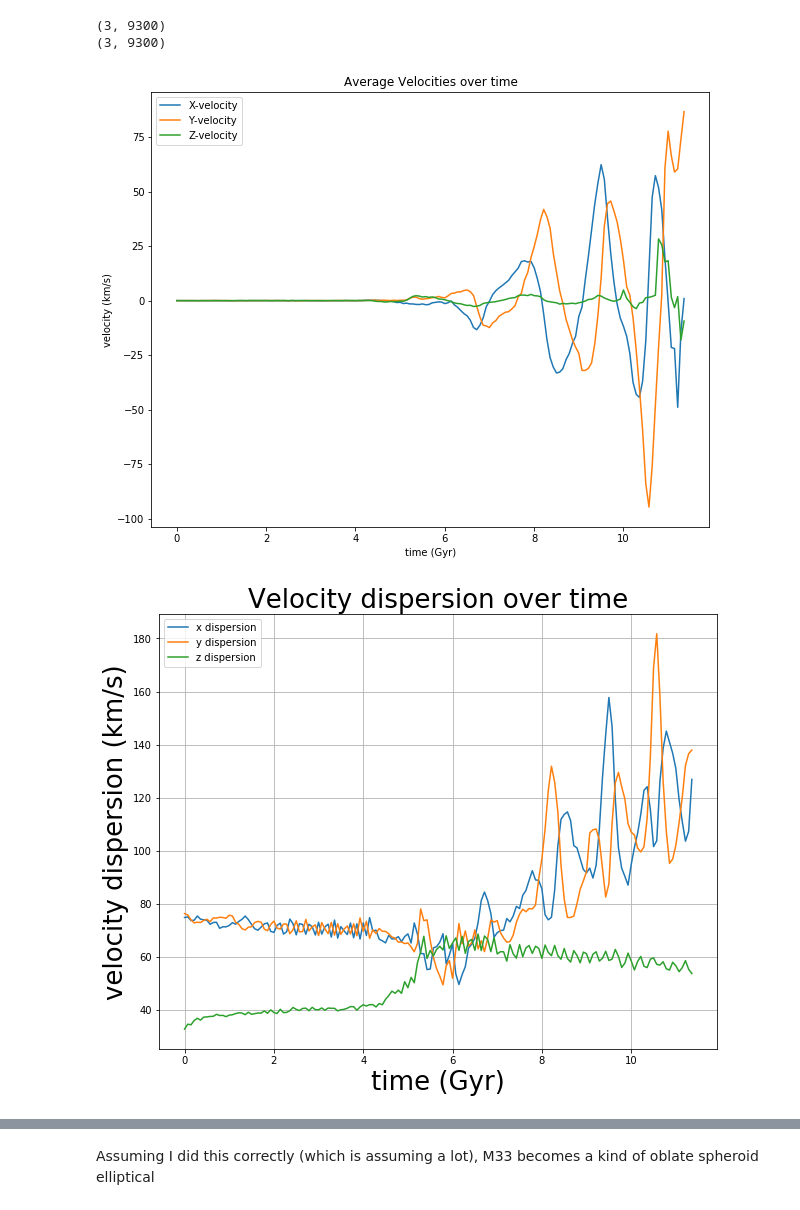
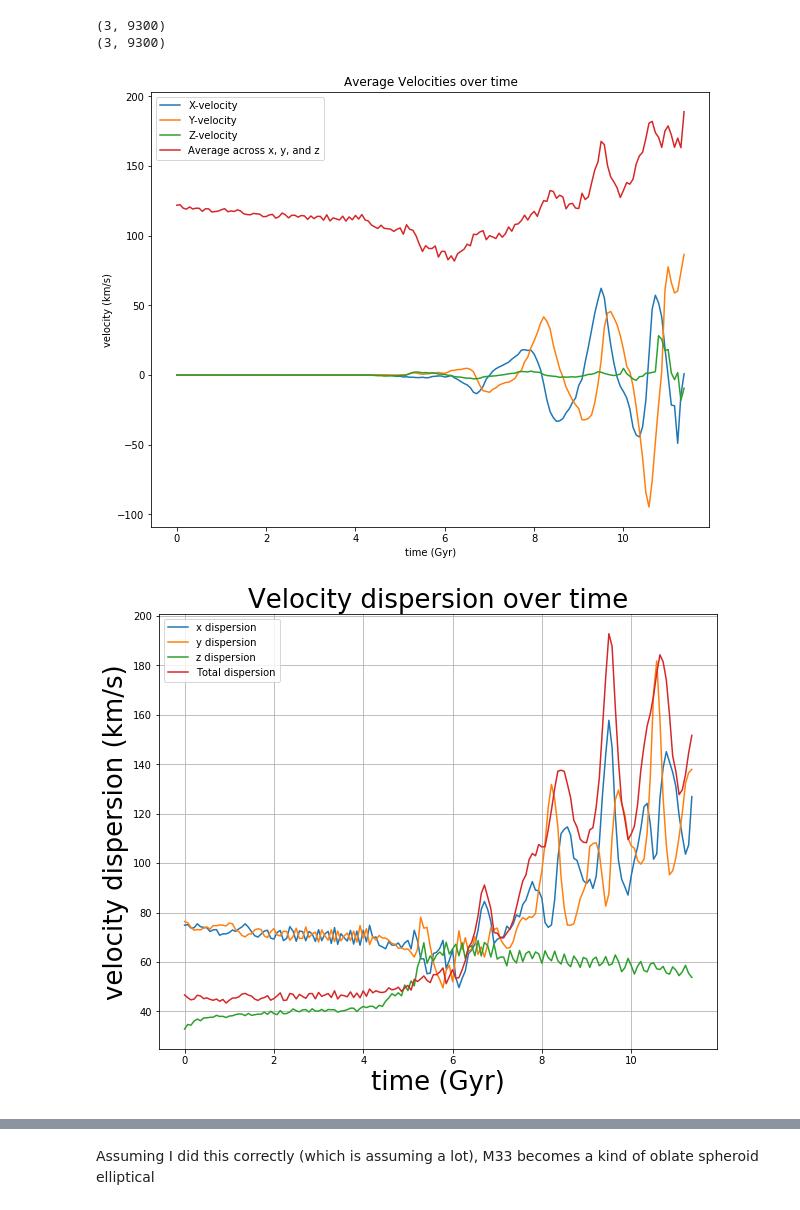
Before and after one commit to ewalla02/400b_walla, a Jupyter notebook: Homeworks/Research_Assignment/ResearchAssignment3/DimensionalVelocityDispersion.ipynb, the cells around one changed output, grey strips where cells are left out. Drawn from its saved outputs; the diff is of its cells as text; code cells hidden in the pictures.

```diff
--- a/Homeworks/Research_Assignment/ResearchAssignment3/DimensionalVelocityDispersion.ipynb
+++ b/Homeworks/Research_Assignment/ResearchAssignment3/DimensionalVelocityDispersion.ipynb
@@ -172,5 +174,27 @@ print(M33_rotV.T.shape)
 # %% [output]
 (3, 9300)
 (3, 9300)
+# %%
+
+# set up zeros arrays
+snap_ids = np.arange(0,800,5)
+
+# arrays for the distances and velocities relative to CoM
+M33_vD = np.zeros((len(snap_ids),3, 9300))
+M33_rD = np.zeros_like(M33_vD)
+
+# arrays for the 3-D Dispersion, Average, and Ratio
+M33_vDisp  = np.zeros((len(snap_ids),3))
+M33_vAvg   = np.zeros_like(M33_vDisp)
+M33_vRatio = np.zeros_like(M33_vDisp)
+
+# arrays for the total velocities
+M33_vtot        = np.zeros((len(snap_ids), 9300))
+M33_RotatedTotV = np.zeros_like(M33_vtot)
+
+# arrays for the total Average, Dispersion, and ratio
+M33_TotAvg    = np.zeros(len(snap_ids))
+M33_TotDisp   = np.zeros_like(M33_TotAvg)
+M33_TotRatio  = np.zeros_like(M33_TotAvg)
 # %%
 # compute mean velocity and velocity dispersion along a given axis:
@@ -193,29 +222,45 @@ for i in range(len(snap_ids)):
 # %%
 # read in from Orbit_M33.txt from assignment 6 to get the time
 M33t, M33x, M33y, M33z, M33vx, M33vy, M33vz = np.genfromtxt("Orbit_M33.txt",delimiter=" ", unpack = True)
 t = M33t[0:len(snap_ids)]/10e2
 # plot the mean of the different velocity dimensions
 plt.figure(figsize=(10,8))
 plt.title("Average Velocities over time")
 plt.xlabel("time (Gyr)")
 plt.ylabel("velocity (km/s)")
 plt.plot(t,M33_vAvg[:,0], label="X-velocity")
 plt.plot(t, M33_vAvg[:,1], label="Y-velocity")
 plt.plot(t, M33_vAvg[:,2], label="Z-velocity")
+plt.plot(t, M33_TotAvg, label="Average across x, y, and z")
 plt.legend()
 plt.show()
 
 # plot the velocity dispersion over time
 plt.figure(figsize=(10,8))
 plt.title("Velocity dispersion over time",fontsize=26,)
 plt.ylabel("velocity dispersion (km/s)",fontsize=26)
 plt.xlabel("time (Gyr)",fontsize=26)
 plt.plot(t,M33_vDisp[:,0], label="x dispersion")
 plt.plot(t,M33_vDisp[:,1], label="y dispersion")
 plt.plot(t,M33_vDisp[:,2], label="z dispersion")
+plt.plot(t,M33_TotDisp, label="Total dispersion")
 plt.legend()
 plt.grid()
 plt.show()
+
+# plot the velocity/sigma ratio over time
+plt.figure(figsize=(10,8))
+plt.title("V/Sigma over time",fontsize=26,)
+plt.ylabel("V/Sigma",fontsize=26)
+plt.xlabel("time (Gyr)",fontsize=26)
+plt.plot(t,M33_vRatio[:,0], label="x dispersion")
+plt.plot(t,M33_vRatio[:,1], label="y dispersion")
+plt.plot(t,M33_vRatio[:,2], label="z dispersion")
+plt.plot(t,M33_TotRatio, label="ratio of total averae v/total dispersion")
+#plt.plot(t, M33_vRatio[])
+plt.legend()
+plt.grid()
+plt.show()
 # %% [output]
-[figure, old version]
+[figure, new version]
-[figure, old version]
+[figure, new version]
```
Also changed, not shown: parts of 8 cells of this notebook, 5 other files.
